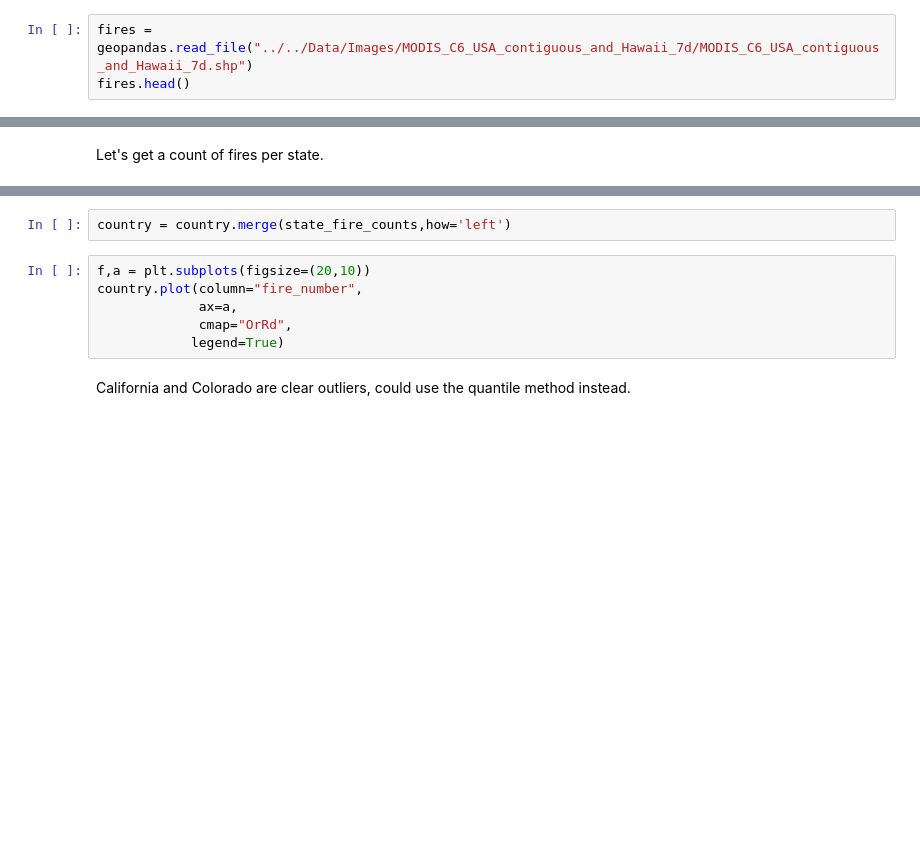
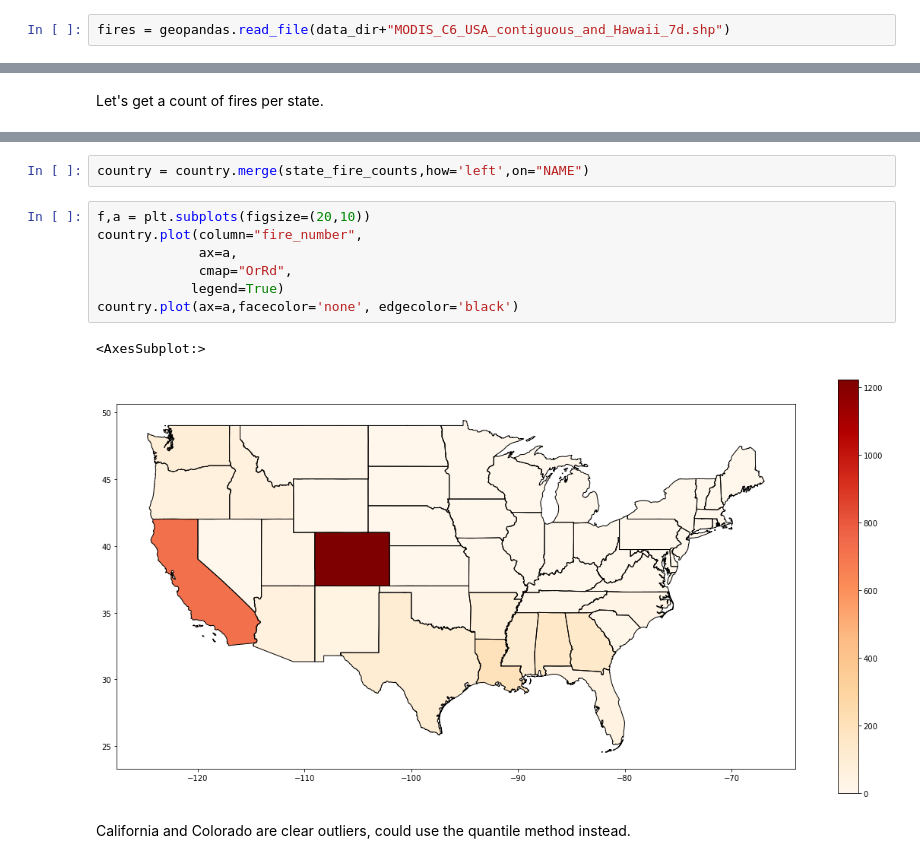
Before and after one commit to FionaZhuSinuo/ACE_592, a Jupyter notebook: Lectures/3_Images/03_US_Wildfires.ipynb, the cells around one changed output, grey strips where cells are left out. Drawn from its saved outputs; the diff is of its cells as text; blank space fills up the shorter version.

```diff
--- a/Lectures/3_Images/03_US_Wildfires.ipynb
+++ b/Lectures/3_Images/03_US_Wildfires.ipynb
@@ -111,8 +180,7 @@ To demonstrate spatial joins, let's say we want to look at wildfires. NASA keeps
 
 This one is a shapefile from NASA which was callected using their MODIS instrument. These are all the fires from October 20th 2020 until October 27th 2020.
 # %%
-fires = geopandas.read_file("../../Data/Images/MODIS_C6_USA_contiguous_and_Hawaii_7d/MODIS_C6_USA_contiguous_and_Hawaii_7d.shp")
-fires.head()
+fires = geopandas.read_file(data_dir+"MODIS_C6_USA_contiguous_and_Hawaii_7d.shp")
 # %% [markdown]
 Before we go plotting them together, let's do a projection check.
 
@@ -204,11 +328,15 @@ state_fire_counts.head()
 # %%
-country = country.merge(state_fire_counts,how='left')
+country = country.merge(state_fire_counts,how='left',on="NAME")
 # %%
 f,a = plt.subplots(figsize=(20,10))
 country.plot(column="fire_number",
              ax=a,
              cmap="OrRd",
             legend=True)
+country.plot(ax=a,facecolor='none', edgecolor='black')
+# %% [output]
+<AxesSubplot:>
+[figure, added]
 # %% [markdown]
 California and Colorado are clear outliers, could use the quantile method instead.
 # %%
```
Also changed, not shown: parts of 62 cells of this notebook.
